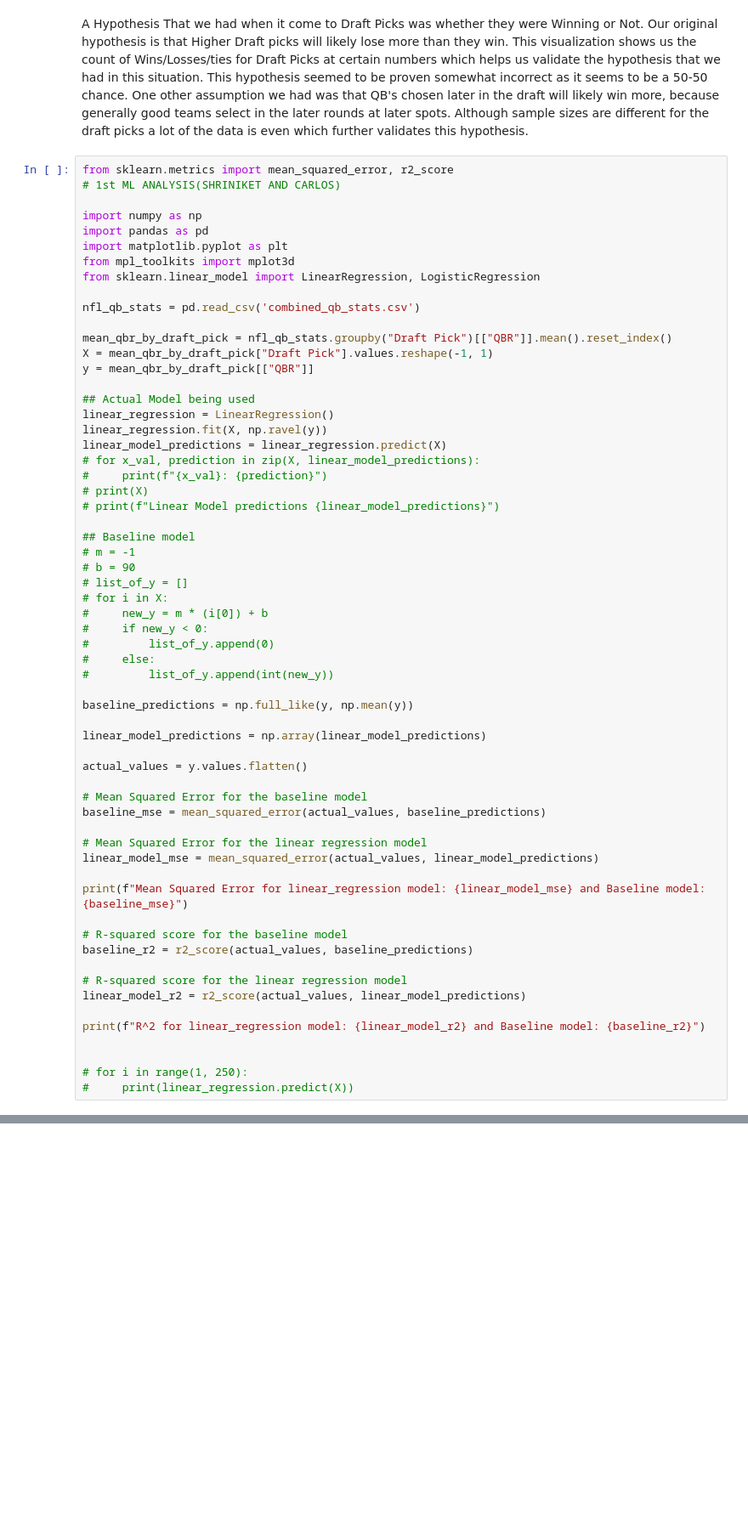
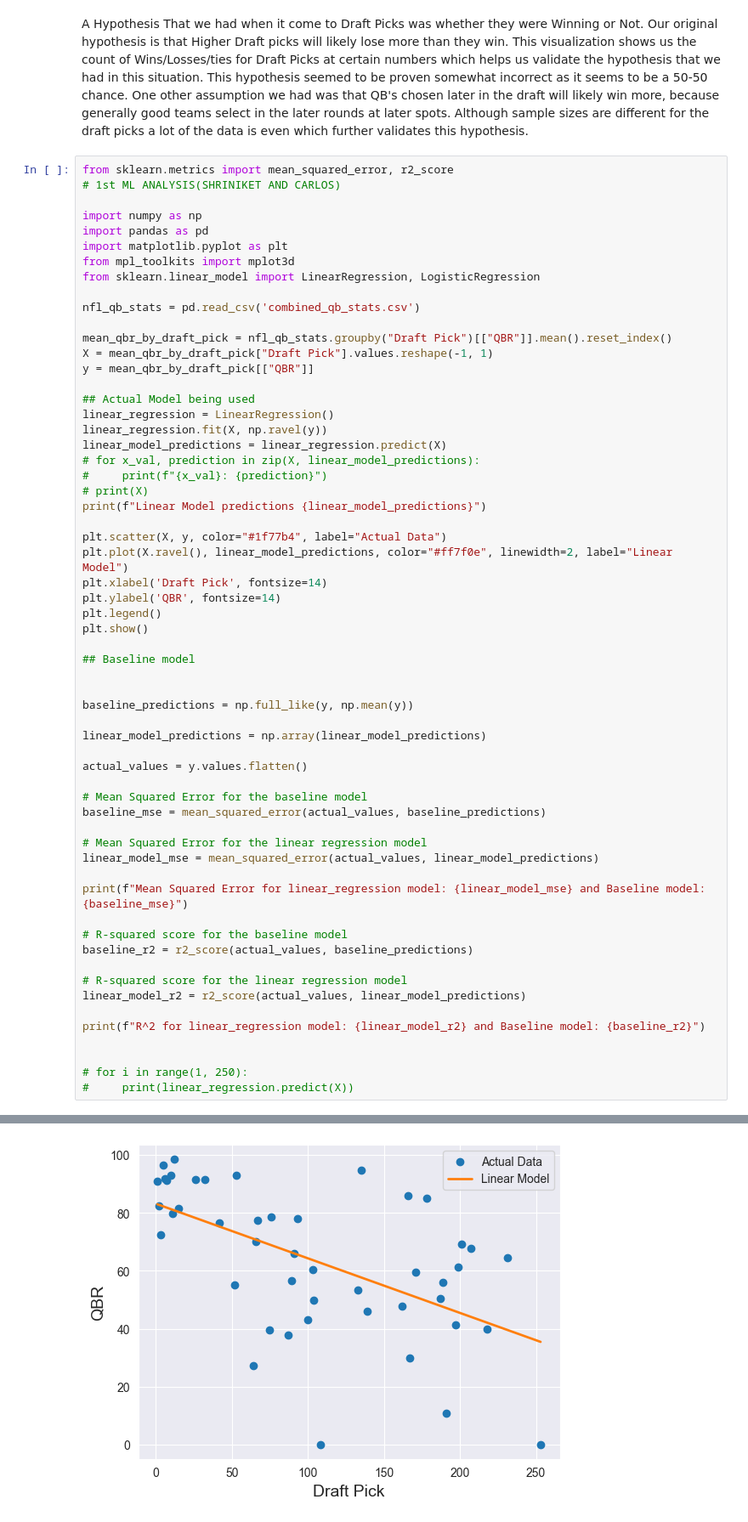
Before and after one commit to cs418-fa24/project-check-in-team-8, a Jupyter notebook: Final_report.ipynb, the cells around one changed output, grey strips where cells are left out. Shown at 85% size. Saved outputs shown, nothing was run; the diff lists cells and outputs as text; blank space fills up the shorter version.

Commit message:
Add Visualizations for models

```diff
--- a/Final_report.ipynb
+++ b/Final_report.ipynb
@@ -142,18 +142,17 @@ linear_model_predictions = linear_regression.predict(X)
 # for x_val, prediction in zip(X, linear_model_predictions):
 #     print(f"{x_val}: {prediction}")
 # print(X)
-# print(f"Linear Model predictions {linear_model_predictions}")
+print(f"Linear Model predictions {linear_model_predictions}")
+
+plt.scatter(X, y, color="#1f77b4", label="Actual Data")
+plt.plot(X.ravel(), linear_model_predictions, color="#ff7f0e", linewidth=2, label="Linear Model")
+plt.xlabel('Draft Pick', fontsize=14)
+plt.ylabel('QBR', fontsize=14)
+plt.legend()
+plt.show()
 
 ## Baseline model
-# m = -1
-# b = 90
-# list_of_y = []
-# for i in X:
-#     new_y = m * (i[0]) + b
-#     if new_y < 0:
-#         list_of_y.append(0)
-#     else:
-#         list_of_y.append(int(new_y))
+
 
 baseline_predictions = np.full_like(y, np.mean(y))
 
@@ -185,0 +191 @@ R^2 for linear_regression model: 0.3138650850811051 and Baseline model: 0.0
+[figure, added]
```
Also changed, not shown: parts of 5 cells of this notebook.
